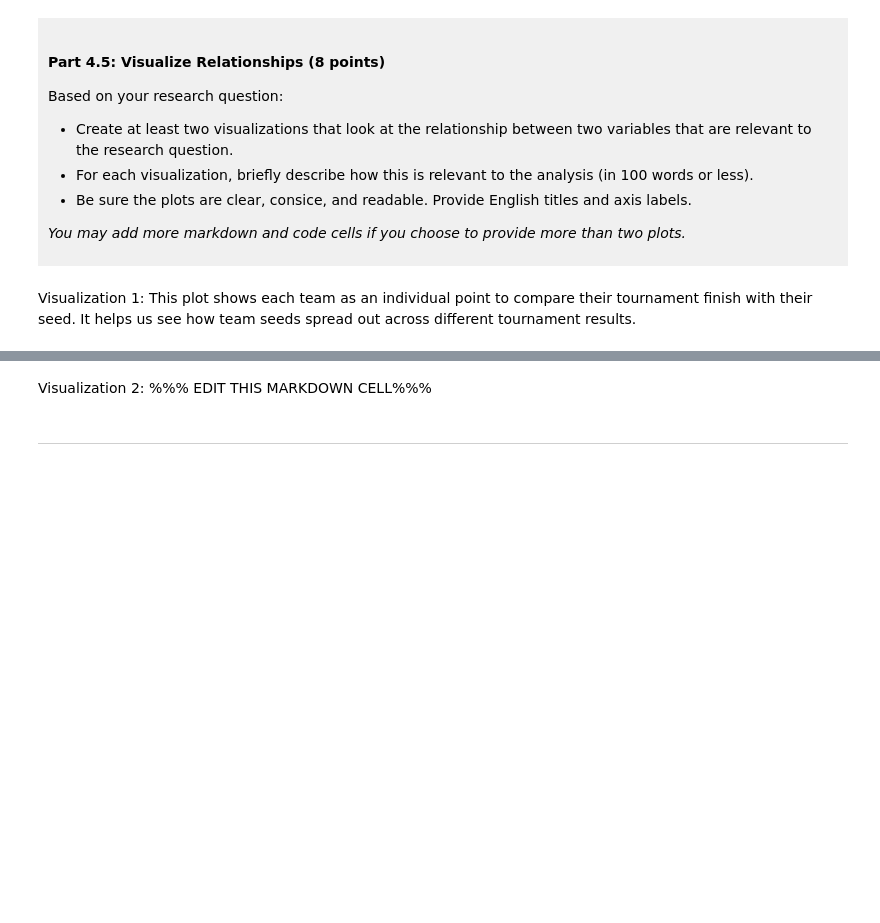
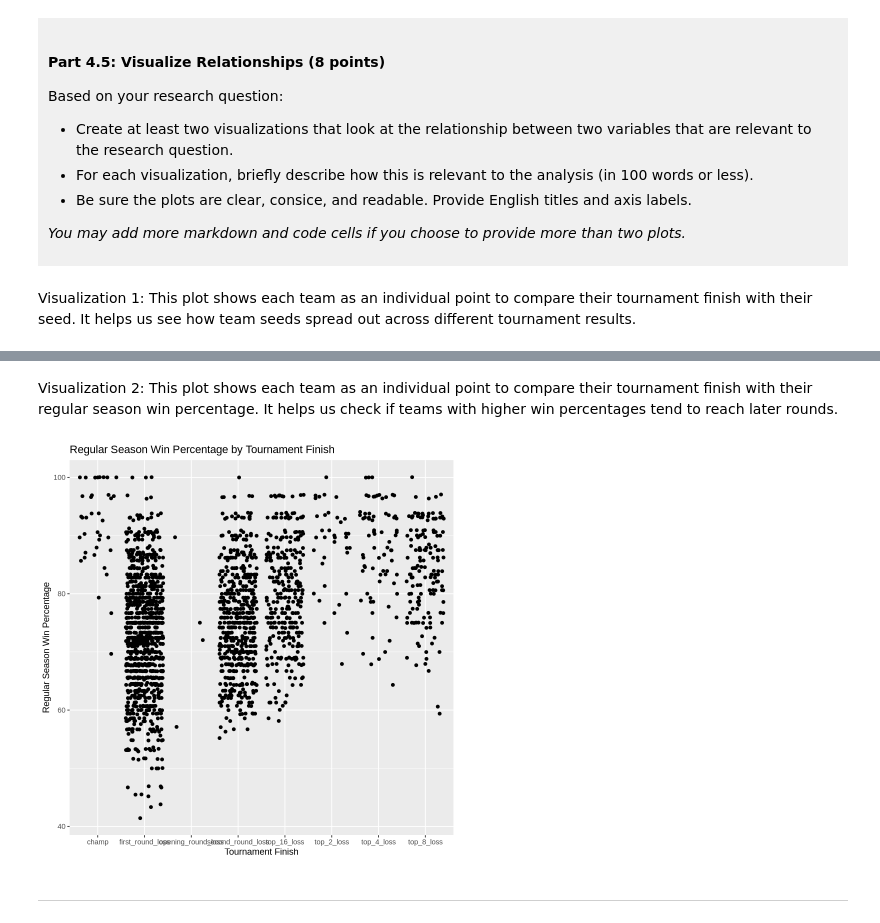
Before and after one commit to samdlcrz/dsci-100-project-samantha-delacruz, a Jupyter notebook: dsci-100-project-notebook.ipynb, the cells around one changed output, grey strips where cells are left out. Saved outputs shown, nothing was run; the diff lists cells and outputs as text; code cells hidden in the pictures; blank space fills up the shorter version.

```diff
--- a/dsci-100-project-notebook.ipynb
+++ b/dsci-100-project-notebook.ipynb
@@ -404,7 +402,15 @@ ggplot(womens_march_madness_tidy, aes(x = tourney_finish, y = seed)) +
 # %% [markdown]
-Visualization 2: %%% EDIT THIS MARKDOWN CELL%%%
+Visualization 2: This plot shows each team as an individual point to compare their tournament finish with their regular season win percentage. It helps us check if teams with higher win percentages tend to reach later rounds.
 # %%
-### EDIT THIS CODE CELL FOR VISUALIZATION 2###
+ggplot(womens_march_madness_tidy, aes(x = tourney_finish, y = reg_wins_pct)) +
+  geom_jitter() +
+  labs(
+    title = "Regular Season Win Percentage by Tournament Finish",
+    x = "Tournament Finish",
+    y = "Regular Season Win Percentage"
+  )
+# %% [output]
+[figure, added]
 # %% [markdown]
 ------
 # %% [markdown]
```
Also changed, not shown: parts of 2 cells of this notebook.
